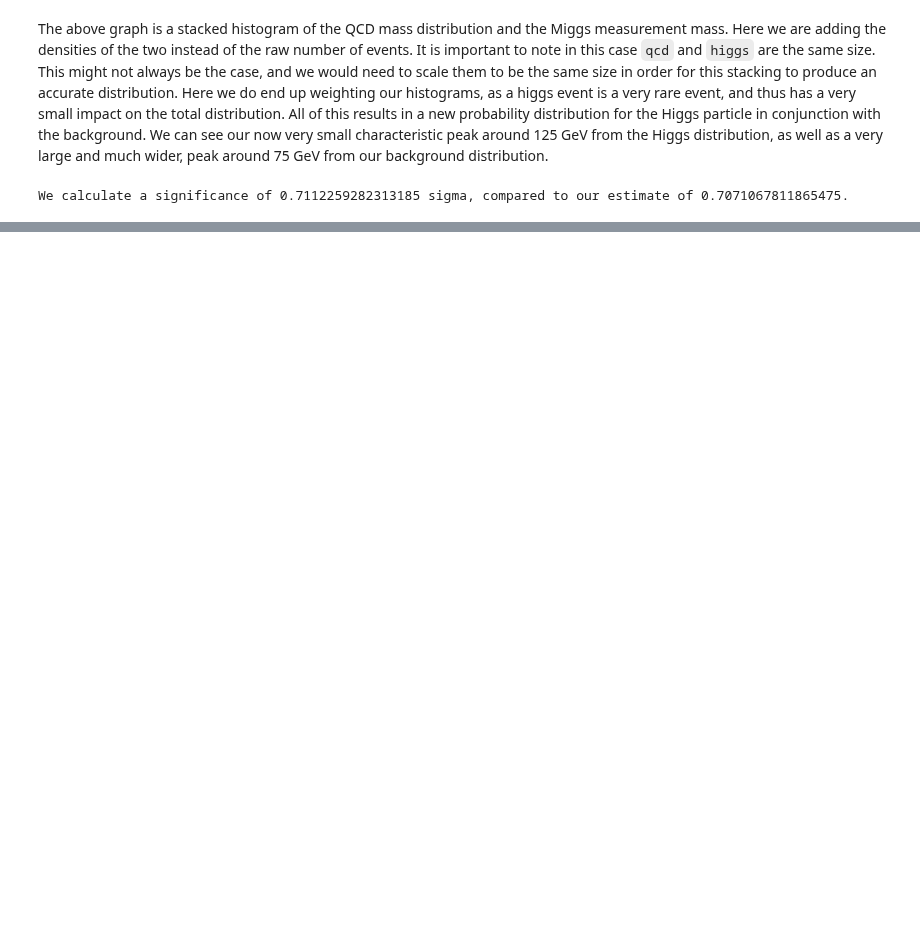
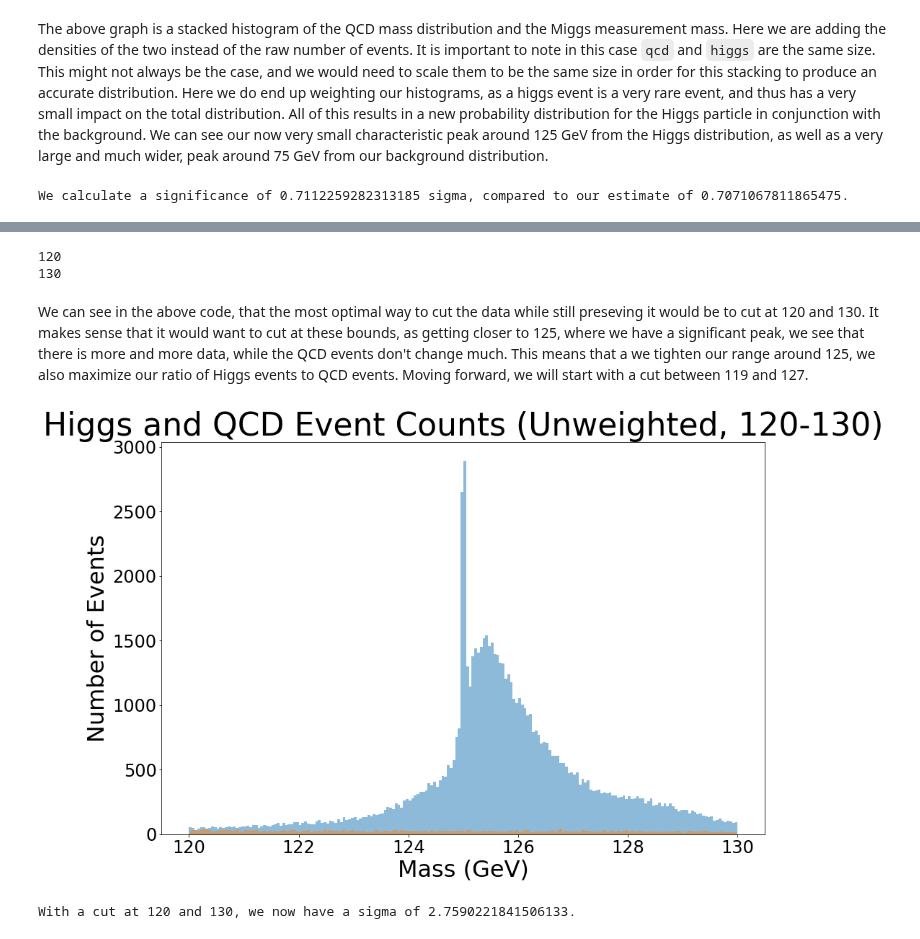
Before and after one commit to WyattOtsuka/PHYS434, a Jupyter notebook: lab7-8.ipynb, the cells around one changed output, grey strips where cells are left out. Saved outputs shown, nothing was run; the diff lists cells and outputs as text; code cells hidden in the pictures; blank space fills up the shorter version.

Commit message:
Added new cuts, tested sigmas

```diff
--- a/lab7-8.ipynb
+++ b/lab7-8.ipynb
@@ -39,0 +58,65 @@ In the above calculation, we compare our estimated significance to our calculate
+# %%
+# Find min bound
+minBound = 0
+minRatio = 0
+for i in range(100,121):
+    # Count the number of events between i and 125
+    # 120 was chosen to presevere a significant amount of data
+    qcd_count = 0
+    higgs_count = 0
+    for higgs_event, qcd_event in zip(higgs['mass'], qcd['mass']):
+        if higgs_event > i and higgs_event <= 125:
+            higgs_count += 1
+        if qcd_event > i and qcd_event <= 125:
+            qcd_count += 1
+
+    # Check if the ratio is higher than the previous best
+    if minRatio < (higgs_count / qcd_count):
+        minRatio = (higgs_count / qcd_count)
+        minBound = i
+
+# Find max bound
+maxBound = 0
+maxRatio = 0
+for i in range(130,140):
+    # Count the number of events between 125 and i
+    # 127 was chosen to presevere a significant amount of data
+    qcd_count = 0
+    higgs_count = 0
+    for higgs_event, qcd_event in zip(higgs['mass'], qcd['mass']):
+        if higgs_event < i and higgs_event > 125:
+            higgs_count += 1
+        if qcd_event < i and qcd_event > 125:
+            qcd_count += 1
+
+    # Check if the ratio is higher than the previous best
+    if maxRatio < (higgs_count / qcd_count):
+        maxRatio = (higgs_count / qcd_count)
+        maxBound = i
+print(minBound)
+print(maxBound)
+# %% [output]
+120
+130
+# %% [markdown]
+We can see in the above code, that the most optimal way to cut the data while still preseving it would be to cut at 120 and 130. It makes sense that it would want to cut at these bounds, as getting closer to 125, where we have a significant peak, we see that there is more and more data, while the QCD events don't change much. This means that a we tighten our range around 125, we also maximize our ratio of Higgs events to QCD events. Moving forward, we will start with a cut between 119 and 127.
+# %%
+plt.rcParams["figure.figsize"] = (15,10)
+plt.hist(slice_data(higgs['mass'], 120, 130), bins = 200, alpha = 0.5)
+plt.hist(slice_data(qcd['mass'], 120, 130), bins = 200, alpha = 0.5)
+plt.xlabel('Mass (GeV)', fontsize = 32)
+plt.ylabel('Number of Events', fontsize = 32)
+plt.title('Higgs and QCD Event Counts (Unweighted, 120-130)', fontsize = 44)
+plt.tick_params(labelsize = 24)
+plt.show()
+# %% [output]
+[figure, added]
+# %%
+n_higgs = 100
+n_qcd = 20000
+norm = (sum(slice_data(higgs['mass'], 120, 130)) / sum(qcd['mass'])) * n_higgs
+background_norm = (sum(slice_data(qcd['mass'], 120, 130)) / sum(qcd['mass'])) * n_qcd
+sigma = np.abs(norm / np.sqrt(background_norm))
+print("With a cut at {} and {}, we now have a sigma of {}.".format('120','130',sigma))
+# %% [output]
+With a cut at 120 and 130, we now have a sigma of 2.7590221841506133.
```
Also changed, not shown: parts of 13 cells of this notebook.
